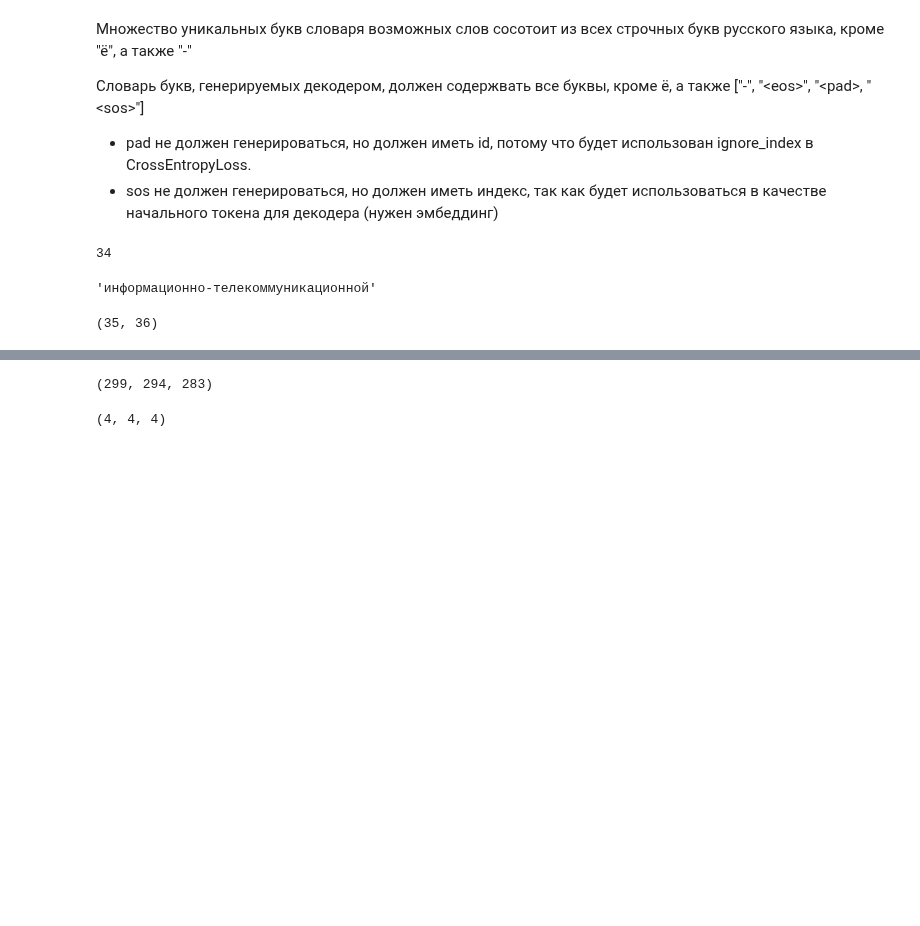
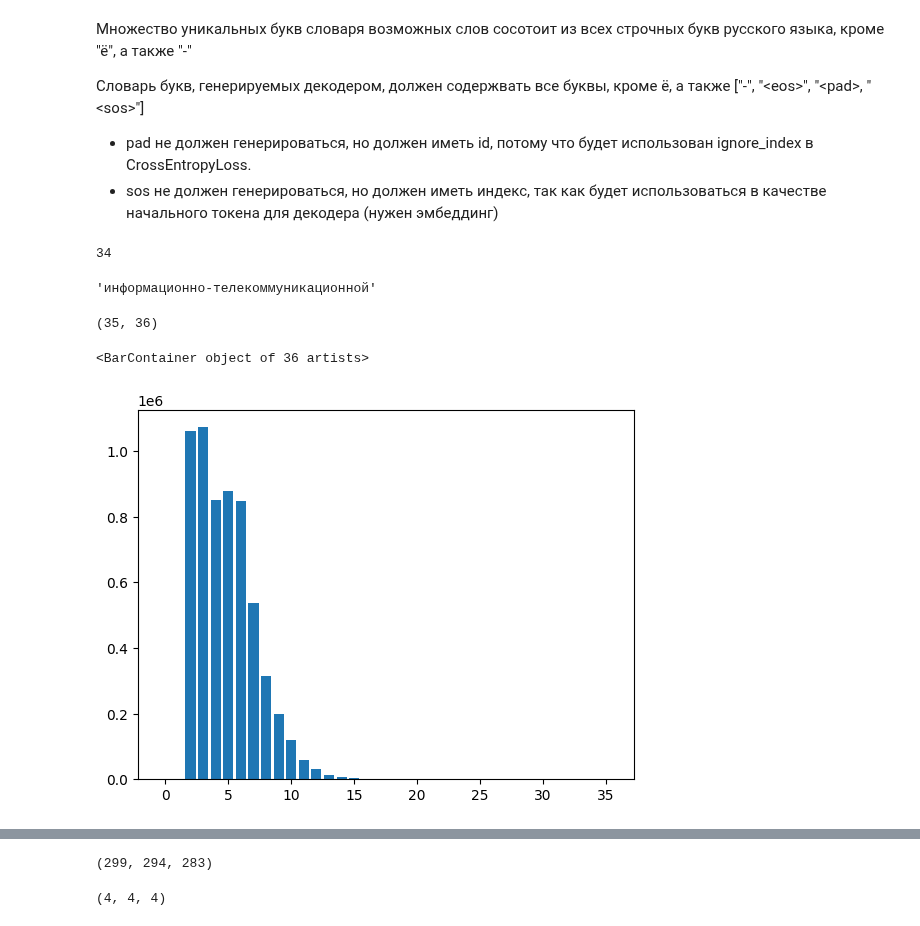
Before and after one commit to proshian/neuroswipe, a Jupyter notebook: src/data_analysis/analysis.ipynb, the cells around one changed output, grey strips where cells are left out. Drawn from its saved outputs; the diff is of its cells as text; code cells hidden in the pictures; blank space fills up the shorter version.

Commit message:
Update data_analysis

```diff
--- a/src/data_analysis/analysis.ipynb
+++ b/src/data_analysis/analysis.ipynb
@@ -223,6 +60,3 @@ def get_unique_chars(vocab_path: str) -> Set[str]:
     with open(vocab_path, encoding="utf-8") as f:
         vocab = f.read()
     return set(vocab)
-# %%
-vocab_path = r"..\..\data\data_separated_grid\voc.txt"
-voc = get_unique_chars(vocab_path)
@@ -252,7 +88,7 @@ def get_max_output_len(vocab_path: str):
     vocab = vocab_str.split('\n')
     return vocab, np.argmax(np.array([len(word) for word in vocab])), max([len(word) for word in vocab])
 # %%
-vocab, argmax_word_len, max_word_len = get_max_output_len(vocab_path)
+vocab, argmax_word_len, max_word_len = get_max_output_len(VOCAB_PATH)
 # %%
 max_word_len
 # %% [output]
@@ -278,0 +111,23 @@ test_dataset_path = "../../data/data/result_noctx_10k/test.jsonl"
+# %%
+def get_word_len_to_count(dataset_path: str, max_seq_len: int,
+                          total: Optional[int] = None) -> Dict[int, int]:
+    """
+    Given a path to dataset returns a dictionary with
+    word lengths as keys and their counts as values.
+    """
+    word_len_to_count = defaultdict(int)
+    with open(dataset_path, encoding="utf-8") as f:
+        for line in tqdm(f, total=total):
+            data = json.loads(line)
+            word = data['word']
+            if len(word) < max_seq_len:
+                word_len_to_count[len(word)] += 1
+    return word_len_to_count
+# %%
+train_word_len_counts = get_word_len_to_count(TRAIN_DATASET_PATH, max_seq_len, total=N_TRAIN_LINES)
+val_word_len_counts = get_word_len_to_count(VALID_DATASET_PATH, max_seq_len, total=N_VAL_LINES)
+# %%
+plt.bar(train_word_len_counts.keys(), train_word_len_counts.values(), alpha=0.5, label='train')
+# %% [output]
+<BarContainer object of 36 artists>
+[figure, added]
```
Also changed, not shown: parts of 44 cells of this notebook, 1 other file.
